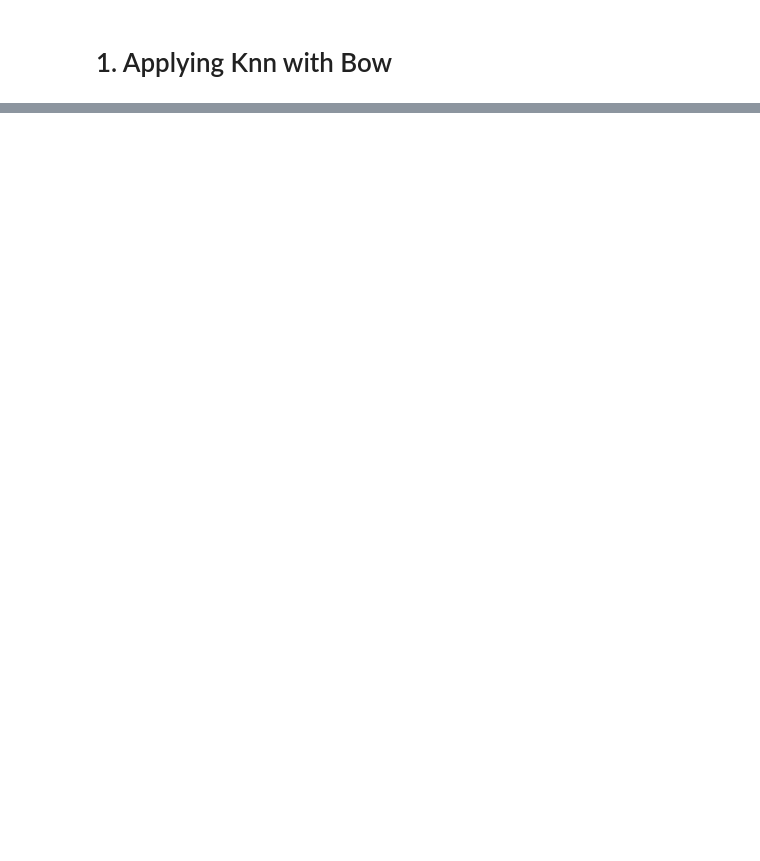
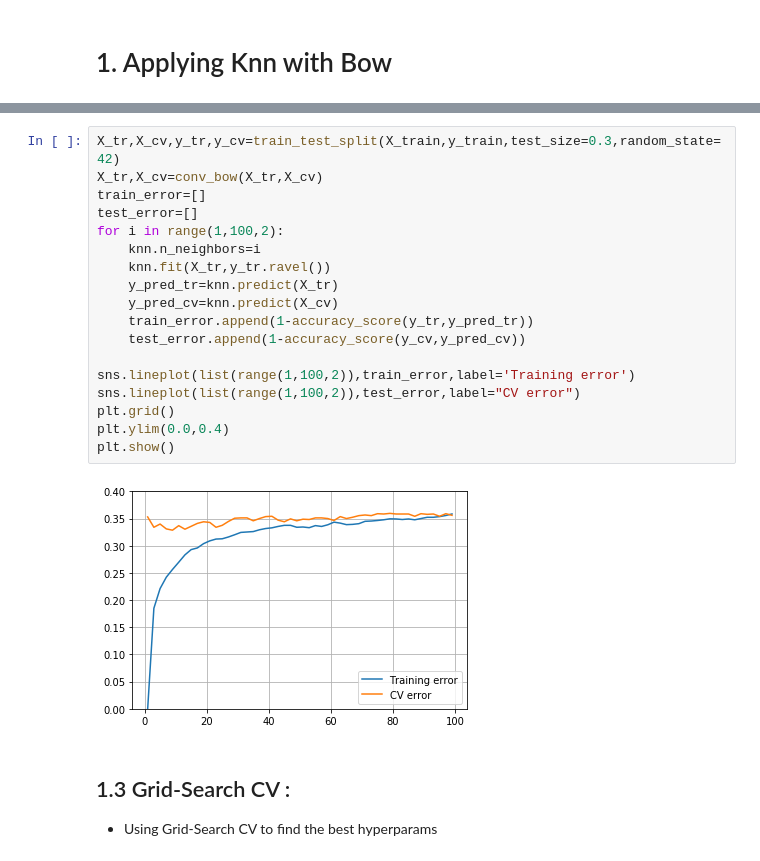
Before and after one commit to dasilakushagra/Amazon-Fine-Food-Dataset, a Jupyter notebook: Applying KNN on Data.ipynb, the cells around one changed output, grey strips where cells are left out. Cells and saved outputs as stored; diff of their text form; blank space fills up the shorter version.

```diff
--- a/Applying KNN on Data.ipynb
+++ b/Applying KNN on Data.ipynb
@@ -77,0 +136,23 @@ y_test.shape
+# %%
+X_tr,X_cv,y_tr,y_cv=train_test_split(X_train,y_train,test_size=0.3,random_state=42)
+X_tr,X_cv=conv_bow(X_tr,X_cv)
+train_error=[]
+test_error=[]
+for i in range(1,100,2):
+    knn.n_neighbors=i
+    knn.fit(X_tr,y_tr.ravel())
+    y_pred_tr=knn.predict(X_tr)
+    y_pred_cv=knn.predict(X_cv)
+    train_error.append(1-accuracy_score(y_tr,y_pred_tr))
+    test_error.append(1-accuracy_score(y_cv,y_pred_cv))
+
+sns.lineplot(list(range(1,100,2)),train_error,label='Training error')
+sns.lineplot(list(range(1,100,2)),test_error,label="CV error")
+plt.grid()
+plt.ylim(0.0,0.4)
+plt.show()
+# %% [output]
+[figure, added]
+# %% [markdown]
+## 1.3 Grid-Search CV :
+* Using Grid-Search CV to find the best hyperparams
```
Also changed, not shown: parts of 90 cells of this notebook.
